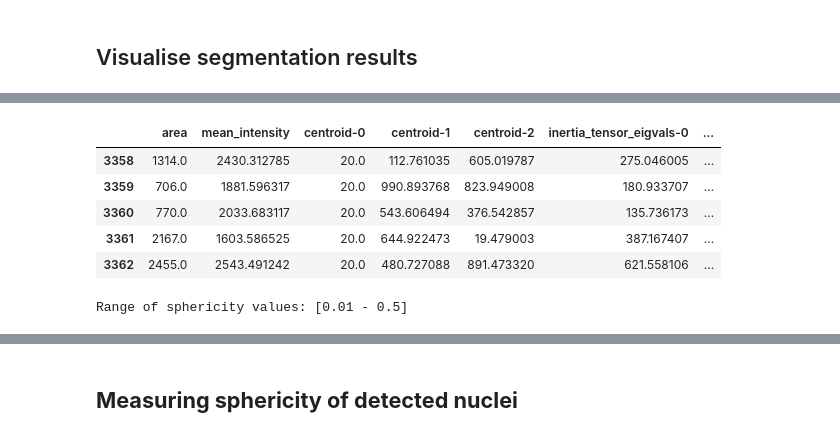
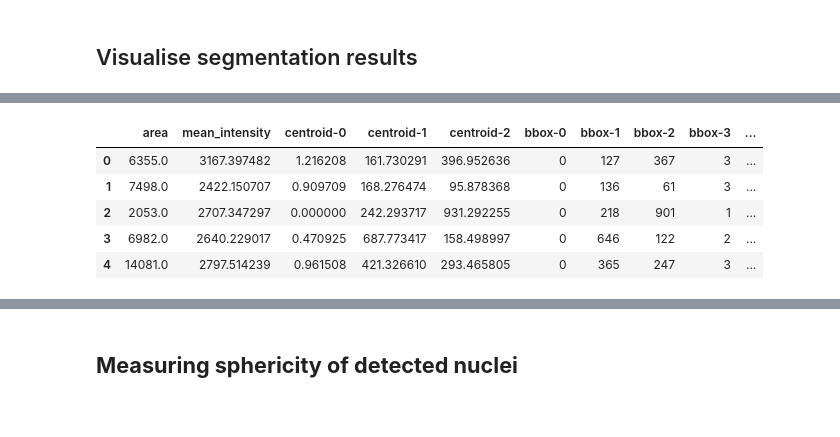
Before and after one commit to dbekat/clearing-efficacy, a Jupyter notebook: unified_analysis.ipynb, the cells around one changed output, grey strips where cells are left out. Saved outputs shown, nothing was run; the diff lists cells and outputs as text; code cells hidden in the pictures.

```diff
--- a/unified_analysis.ipynb
+++ b/unified_analysis.ipynb
@@ -300,16 +342,14 @@ plt.tight_layout()
 # %%
-nuclei_props = measure.regionprops_table(segmentation_3d.astype(np.int64), im_nuclear, properties=['area', 'mean_intensity','centroid', 'inertia_tensor_eigvals'])  # uses a function to measure the properties of each nuclei detected
+nuclei_props = measure.regionprops_table(segmentation_3d.astype(np.int64), im_nuclear, properties=['area', 'mean_intensity','centroid', 'bbox'])
 nuclei_props = pd.DataFrame(nuclei_props)
-nuclei_props.tail()
+nuclei_props['Depth (microns)'] = nuclei_props['centroid-0'] * z_res
+nuclei_props['Clearing'] = 'ECi'
+nuclei_props['Log(Area)'] = np.log10(nuclei_props['area'])
+nuclei_props.head()
 # %% [output]
-|  | area | mean_intensity | centroid-0 | centroid-1 | centroid-2 | inertia_tensor_eigvals-0 | ... |
-| 3358 | 1314.0 | 2430.312785 | 20.0 | 112.761035 | 605.019787 | 275.046005 | ... |
-| 3359 | 706.0 | 1881.596317 | 20.0 | 990.893768 | 823.949008 | 180.933707 | ... |
-| 3360 | 770.0 | 2033.683117 | 20.0 | 543.606494 | 376.542857 | 135.736173 | ... |
-| 3361 | 2167.0 | 1603.586525 | 20.0 | 644.922473 | 19.479003 | 387.167407 | ... |
-| 3362 | 2455.0 | 2543.491242 | 20.0 | 480.727088 | 891.473320 | 621.558106 | ... |
+|  | area | mean_intensity | centroid-0 | centroid-1 | centroid-2 | bbox-0 | bbox-1 | bbox-2 | bbox-3 | ... |
+| 0 | 6355.0 | 3167.397482 | 1.216208 | 161.730291 | 396.952636 | 0 | 127 | 367 | 3 | ... |
+| 1 | 7498.0 | 2422.150707 | 0.909709 | 168.276474 | 95.878368 | 0 | 136 | 61 | 3 | ... |
+| 2 | 2053.0 | 2707.347297 | 0.000000 | 242.293717 | 931.292255 | 0 | 218 | 901 | 1 | ... |
+| 3 | 6982.0 | 2640.229017 | 0.470925 | 687.773417 | 158.498997 | 0 | 646 | 122 | 2 | ... |
+| 4 | 14081.0 | 2797.514239 | 0.961508 | 421.326610 | 293.465805 | 0 | 365 | 247 | 3 | ... |
-# %%
-nuclei_props['Imaging depth'] = nuclei_props['centroid-0'] * z_res
-nuclei_props['Clearing'] = 'ECi'  # this is the KEY PART! change this to whichever clearing protocol you're using!
-# %% [output]
-Range of sphericity values: [0.01 - 0.5]
```
Also changed, not shown: parts of 19 cells of this notebook.
